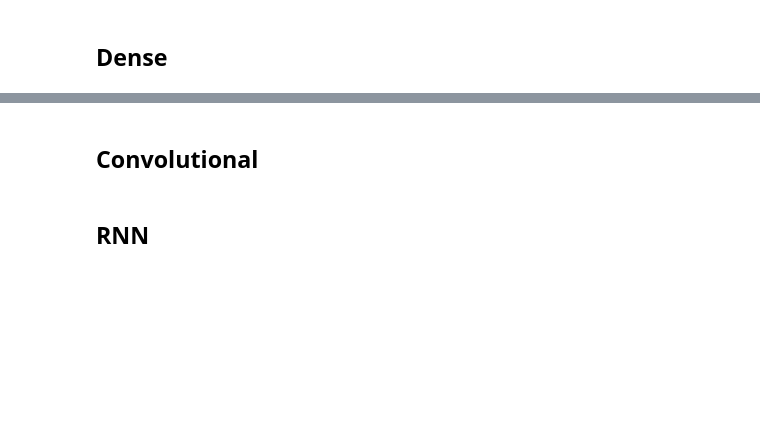
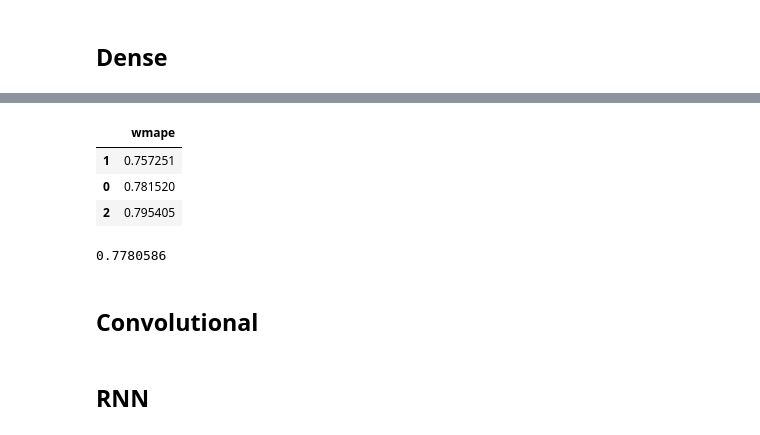
Before and after one commit to sarikayamerts/thesis, a Jupyter notebook: notebooks/lstm_tf.ipynb, the cells around one changed output, grey strips where cells are left out. Drawn from its saved outputs; the diff is of its cells as text; code cells hidden in the pictures; blank space fills up the shorter version.

```diff
--- a/notebooks/lstm_tf.ipynb
+++ b/notebooks/lstm_tf.ipynb
@@ -389,4 +324,0 @@ array([[0.        ],
-# %%
-for i in multi_window.test:
-    print(i)
-    break
@@ -446,0 +327,7 @@ ValueError: in user code:
+# %%
+def calculate_wmape(actual, pred, scaler=None):
+    if scaler is not None:
+        actual = scaler.inverse_transform(np.array(actual).reshape(-1, 1)).copy()
+        pred = scaler.inverse_transform(np.array(pred).reshape(-1, 1)).copy()
+    print("Actual sum: ", actual.sum())
+    return np.sum(np.abs(actual - pred)) / np.sum(actual)
@@ -479,3 +452,27 @@ multi_window2.plot(model, plant=10, max_subplots=10)
+# %%
+predictions = model.predict(multi_window2.test)
+predictions = np.clip(predictions, 0, 1)
+actuals = np.concatenate([y for x, y in multi_window2.test], axis=0)
+
+def calculate_wmape(actual, pred):
+    return np.sum(np.abs(actual - pred)) / np.sum(actual)
+
+wmape_dict = {}
+for i in range(3):
+    p = predictions[:, :, i, :]
+    a = actuals[:, :, i, :]
+    wmape_dict[i] = calculate_wmape(a, p)
+# %%
+pd.DataFrame(wmape_dict, index=["wmape"]).T.sort_values("wmape")
+# %% [output]
+|  | wmape |
+| 1 | 0.757251 |
+| 0 | 0.781520 |
+| 2 | 0.795405 |
+# %%
+pd.DataFrame(wmape_dict, index=["wmape"]).T.wmape.mean()
+# %% [output]
+0.7780586
 # %%
 # multi_linear_model.predict(multi_window.train)[0].shape
 # %%
```
Also changed, not shown: parts of 32 cells of this notebook, 2 other files.
